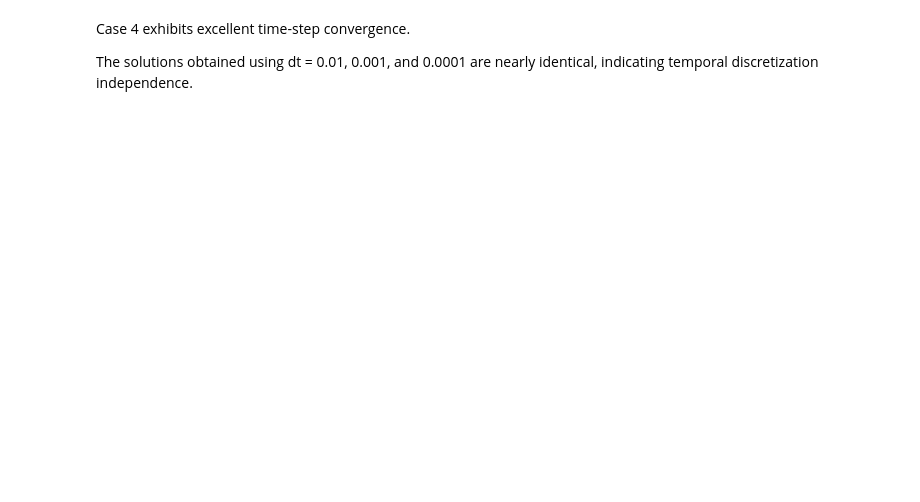
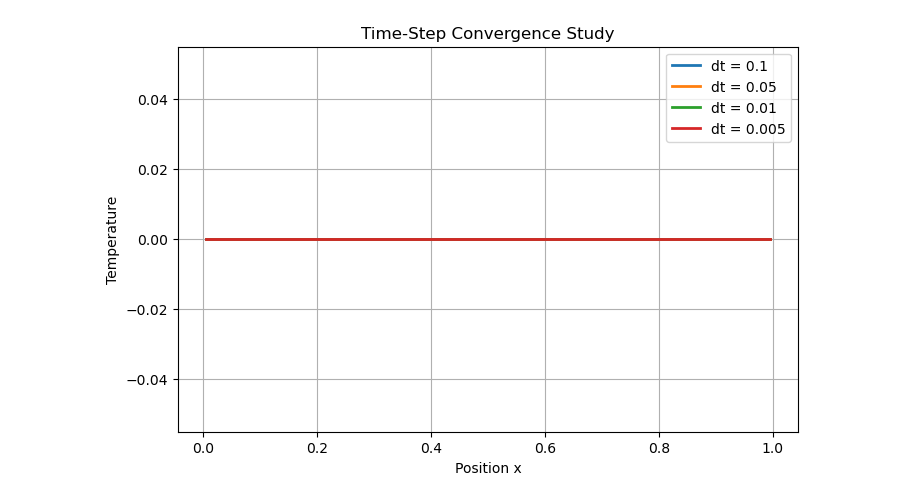
Before and after one commit to ShobhitRajguru/1D-Diffusion-Equation-Solver-FiPy, a Jupyter notebook: Case_6_Robin_Source/Case_6.ipynb, the cells around one changed output. Saved outputs shown, nothing was run; the diff lists cells and outputs as text; code cells hidden in the pictures; blank space fills up the shorter version.

```diff
--- a/Case_6_Robin_Source/Case_6.ipynb
+++ b/Case_6_Robin_Source/Case_6.ipynb
@@ -129,47 +217,66 @@ plt.show()
 # %%
-import numpy as np
-import matplotlib.pyplot as plt
-from fipy import CellVariable, Grid1D, TransientTerm, DiffusionTerm
+# ==================================================
+# TIME-STEP CONVERGENCE STUDY
+# ==================================================
 
-dt_values = [0.01, 0.001, 0.0001]
+dt_values = [0.1, 0.05, 0.01, 0.005]
 
 plt.figure(figsize=(8,5))
 
-for dt in dt_values:
+for dt_test in dt_values:
 
-    nx = 100
-    mesh = Grid1D(nx=nx, dx=1.0/nx)
+    mesh = Grid1D(dx=dx, nx=nx)
 
     phi = CellVariable(
+        name="Temperature",
         mesh=mesh,
-        value=np.sin(np.pi * mesh.cellCenters[0])
+        value=1.0
     )
 
-    phi.constrain(0.0, mesh.facesLeft)
+    # Left Boundary: Neumann
+    phi.faceGrad.constrain(
+        0.0,
+        where=mesh.facesLeft
+    )
 
-    eq = TransientTerm() == DiffusionTerm() + 1.0
+    # Right Boundary
+    phi.constrain(
+        T_inf,
+        where=mesh.facesRight
+    )
 
-    final_time = 1.0
-    steps = int(final_time / dt)
+    eq = (
+        TransientTerm()
+        ==
+        DiffusionTerm(coeff=k)
+    )
 
-    for _ in range(steps):
-        eq.solve(var=phi, dt=dt)
+    nsteps = int(50 / dt_test)
+
+    for step in range(nsteps):
+        eq.solve(var=phi, dt=dt_test)
+
+    # Remove machine precision noise
+    phi_plot = np.array(phi.value)
+    phi_plot[np.abs(phi_plot) < 1e-12] = 0.0
 
     plt.plot(
-        mesh.cellCenters[0].value,
-        phi.value,
-        label=f"dt = {dt}"
+        np.array(mesh.cellCenters[0]),
+        phi_plot,
+        linewidth=2,
+        label=f'dt = {dt_test}'
     )
 
-plt.xlabel("Position x")
-plt.ylabel("y(x,t)")
-plt.title("Case 4 : Time-Step Convergence Study")
+plt.xlabel('Position x')
+plt.ylabel('Temperature')
+plt.title('Time-Step Convergence Study')
 plt.legend()
 plt.grid(True)
+
+# Remove scientific notation and offset text
+ax = plt.gca()
+ax.ticklabel_format(style='plain', axis='y', useOffset=False)
+plt.savefig("Time-Step_Convergence.png", dpi=300, bbox_inches='tight')
 plt.show()
+# %% [output]
+[figure, added]
-# %% [markdown]
-Case 4 exhibits excellent time-step convergence.
-
-The solutions obtained using dt = 0.01, 0.001,
-and 0.0001 are nearly identical,
-indicating temporal discretization independence.
```
Also changed, not shown: parts of 18 cells of this notebook, 1 other file.
